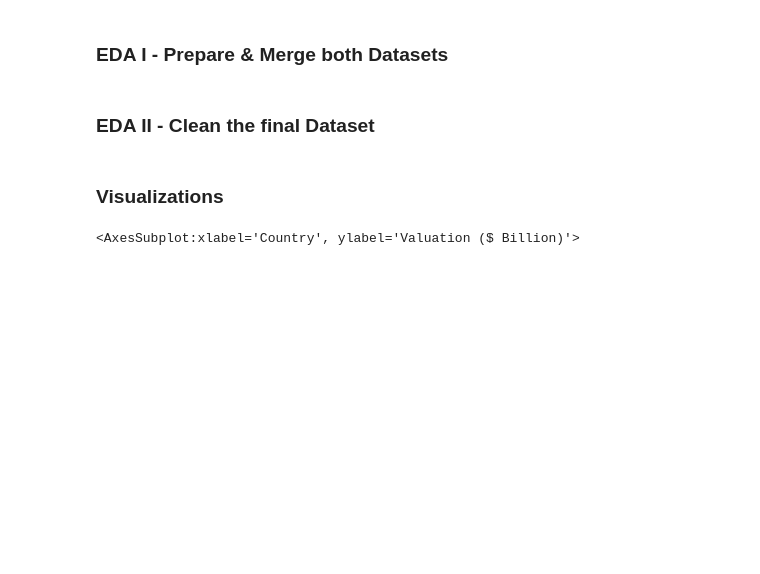
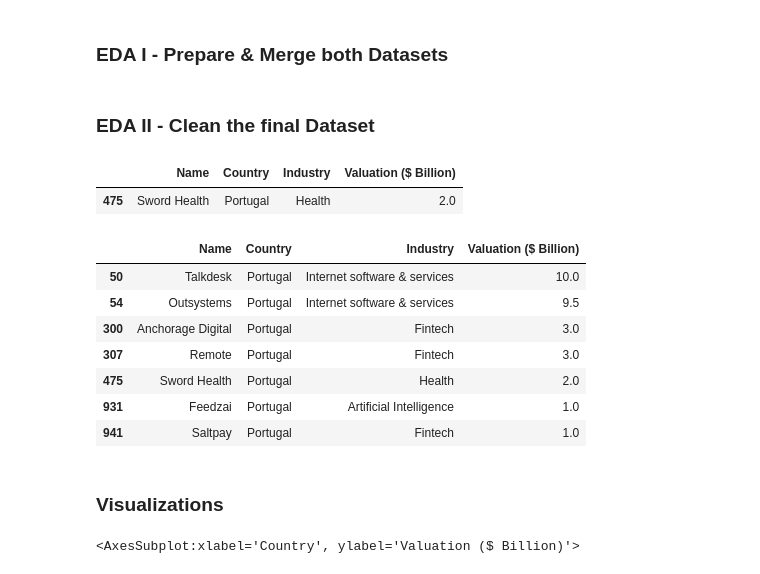
Before and after one commit to Frans-Grau/Project4-WebScrap, a Jupyter notebook: EDA/F-EDA.ipynb, the cells around one changed output. Drawn from its saved outputs; the diff is of its cells as text; code cells hidden in the pictures; blank space fills up the shorter version.

Commit message:
country fix

```diff
--- a/EDA/F-EDA.ipynb
+++ b/EDA/F-EDA.ipynb
@@ -11,7 +11,7 @@ import matplotlib.pyplot as plt
 # %%
 ### Data upload - csv database
 # unicorns = pd.read_csv('https://raw.githubusercontent.com/Frans-Grau/Project-4_WebScraping/main/Database/List%20of%20Unicorns.csv')
-unicorns = pd.read_csv(r'C:\Users\frans\Documents\GitHub\Project4-WebScrap\Files\List of Unicorns.csv')
+unicorns = pd.read_csv(r'C:\Users\frans\Documents\GitHub\Project4-WebScrap\Files\old\List of Unicorns.csv')
 # %%
 ### Data upload - wikipedia database
 table_wiki = pd.read_html('https://en.wikipedia.org/wiki/List_of_unicorn_startup_companies')
@@ -58 +56,33 @@ final['Industry'] = final['Industry'].replace(['Artificial intelligence'], 'Arti
+# %%
+final['Industry'] = final['Industry'].replace(['Artificial intelligence'], 'Artificial Intelligence')
+final['Industry'] = final['Industry'].replace(['Energy supply'], 'Energy')
+final['Industry'] = final['Industry'].replace(['Mobile financial services'], 'Fintech')
+final['Industry'] = final['Industry'].replace(['E-commerce, movie ticket distributor'], 'E-commerce')
+final['Industry'] = final['Industry'].replace(['B2B e-commerce'], 'E-commerce')
+final['Industry'] = final['Industry'].replace(['Agriculture, E-commerce'], 'E-commerce')
+final['Industry'] = final['Industry'].replace(['Cloud software'], 'Cloud computing')
+# %%
+final.loc[final.Name == 'Talkdesk', 'Country'] = "Portugal"
+final.loc[final.Name == 'Sword Health', 'Country'] = "Portugal"
+final.loc[final.Name == 'Feedzai', 'Country'] = "Portugal"
+final.loc[final.Name == 'Outsystems', 'Country'] = "Portugal"
+final.loc[final.Name == 'Saltpay', 'Country'] = "Portugal"
+final.loc[final.Name == 'Remote', 'Country'] = "Portugal"
+final.loc[final.Name == 'Anchorage Digital', 'Country'] = "Portugal"
+# %%
+final[final['Name']=='Sword Health']
+# %% [output]
+|  | Name | Country | Industry | Valuation ($ Billion) |
+| 475 | Sword Health | Portugal | Health | 2.0 |
+# %%
+final[final['Country']=='Portugal']
+# %% [output]
+|  | Name | Country | Industry | Valuation ($ Billion) |
+| 50 | Talkdesk | Portugal | Internet software & services | 10.0 |
+| 54 | Outsystems | Portugal | Internet software & services | 9.5 |
+| 300 | Anchorage Digital | Portugal | Fintech | 3.0 |
+| 307 | Remote | Portugal | Fintech | 3.0 |
+| 475 | Sword Health | Portugal | Health | 2.0 |
+| 931 | Feedzai | Portugal | Artificial Intelligence | 1.0 |
+| 941 | Saltpay | Portugal | Fintech | 1.0 |
 # %%
```
Also changed, not shown: parts of 2 cells of this notebook, 3 other files.
